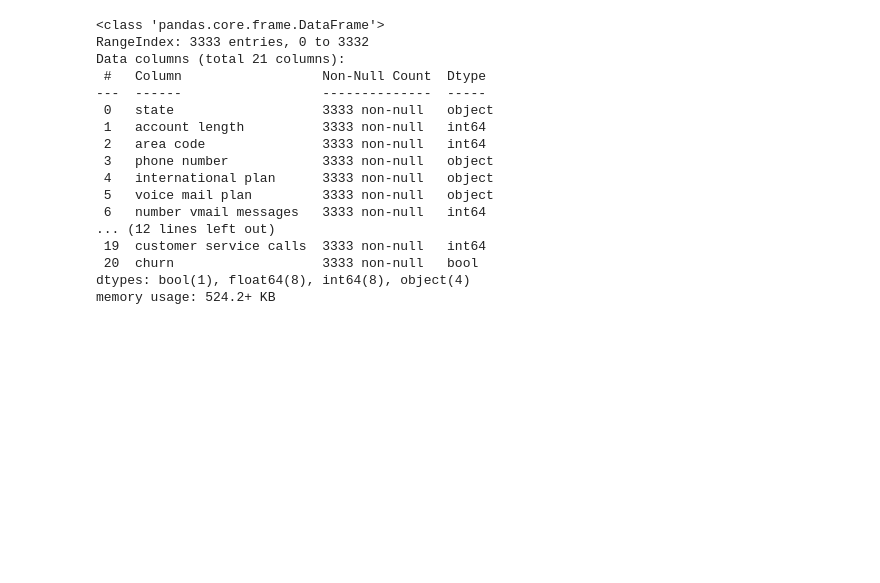
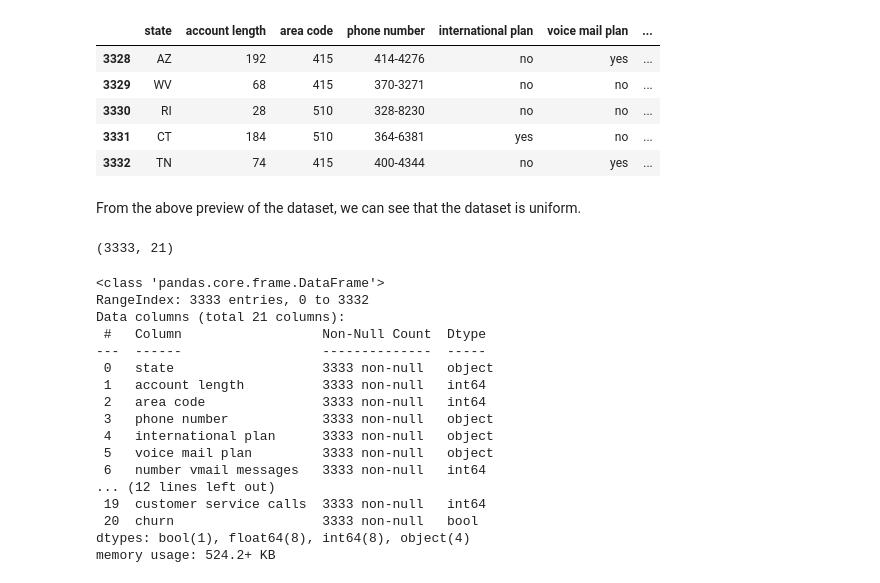
Before and after one commit to Rodgerdev/telecomm_customer_churn, a Jupyter notebook: churn.ipynb, the cells around one changed output. Cells and saved outputs as stored; diff of their text form; code cells hidden in the pictures; blank space fills up the shorter version.

```diff
--- a/churn.ipynb
+++ b/churn.ipynb
@@ -21 +72,18 @@ df
+# %%
+# Checking last 4 records
+df.tail()
+# %% [output]
+|  | state | account length | area code | phone number | international plan | voice mail plan | ... |
+| 3328 | AZ | 192 | 415 | 414-4276 | no | yes | ... |
+| 3329 | WV | 68 | 415 | 370-3271 | no | no | ... |
+| 3330 | RI | 28 | 510 | 328-8230 | no | no | ... |
+| 3331 | CT | 184 | 510 | 364-6381 | yes | no | ... |
+| 3332 | TN | 74 | 415 | 400-4344 | no | yes | ... |
+# %% [markdown]
+From the above preview of the dataset, we can see that the dataset is uniform.
+# %%
+# Checking the shape of the dataset
+df.shape
+# %% [output]
+(3333, 21)
 # %%
```
Also changed, not shown: parts of 26 cells of this notebook.
